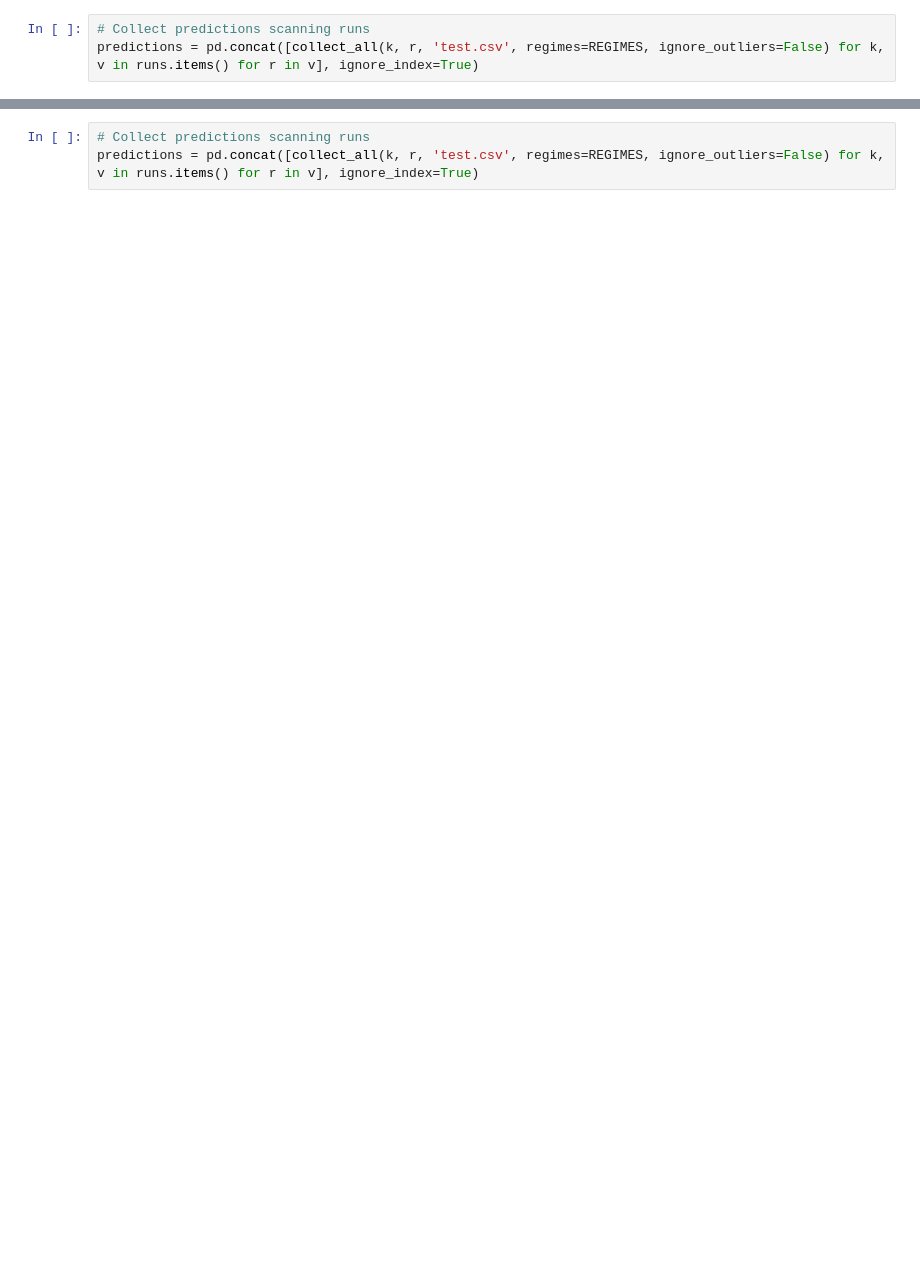
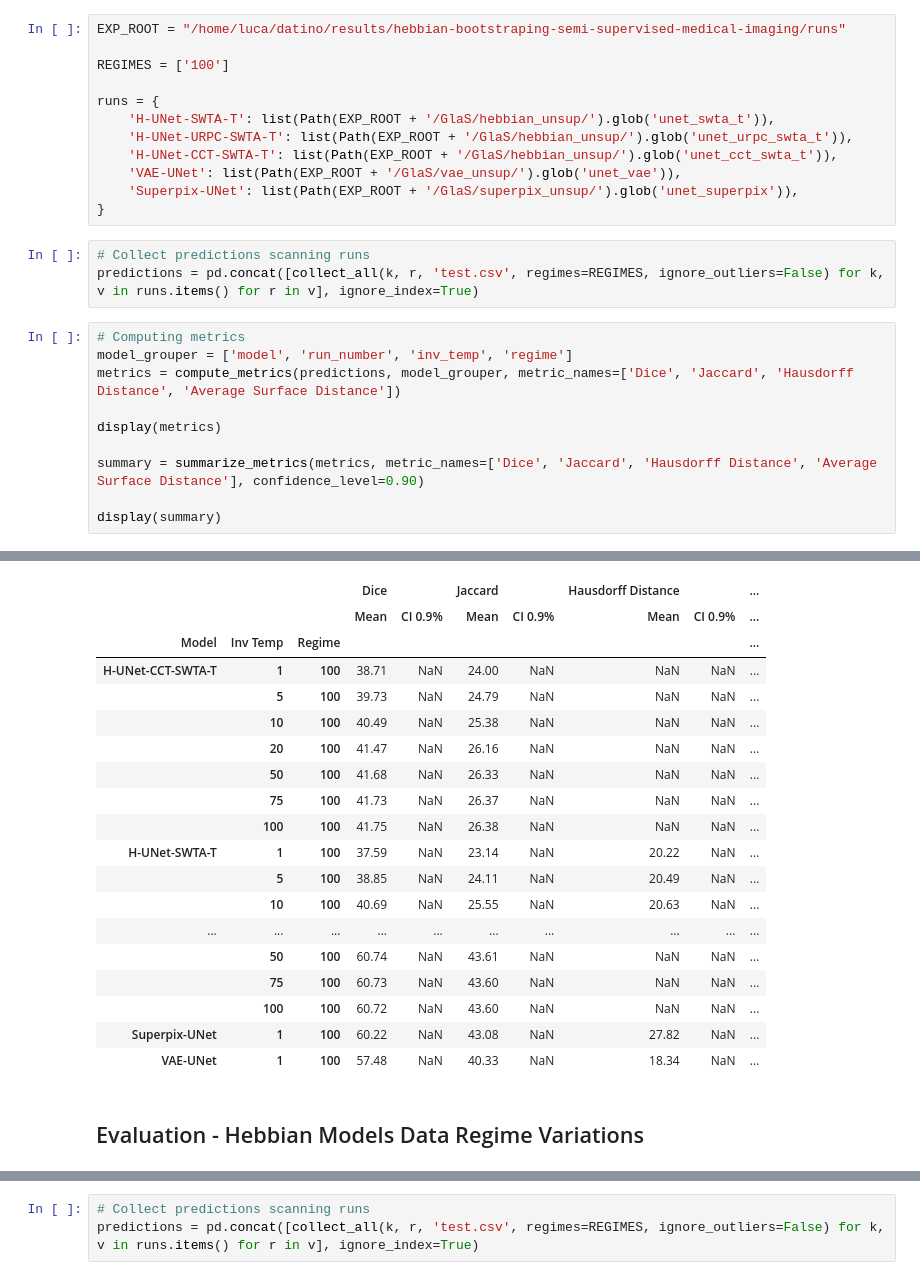
Before and after one commit to ciampluca/hebbian-bootstraping-semi-supervised-medical-imaging, a Jupyter notebook: show_2d.ipynb, the cells around one changed output, grey strips where cells are left out. Saved outputs shown, nothing was run; the diff lists cells and outputs as text; blank space fills up the shorter version.

```diff
--- a/show_2d.ipynb
+++ b/show_2d.ipynb
@@ -195,3 +316,26 @@ runs = {
+# %%
+EXP_ROOT = "/home/luca/datino/results/hebbian-bootstraping-semi-supervised-medical-imaging/runs"
+
+REGIMES = ['100']
+
+runs = {
+    'H-UNet-SWTA-T': list(Path(EXP_ROOT + '/GlaS/hebbian_unsup/').glob('unet_swta_t')),
+    'H-UNet-URPC-SWTA-T': list(Path(EXP_ROOT + '/GlaS/hebbian_unsup/').glob('unet_urpc_swta_t')),
+    'H-UNet-CCT-SWTA-T': list(Path(EXP_ROOT + '/GlaS/hebbian_unsup/').glob('unet_cct_swta_t')),
+    'VAE-UNet': list(Path(EXP_ROOT + '/GlaS/vae_unsup/').glob('unet_vae')),
+    'Superpix-UNet': list(Path(EXP_ROOT + '/GlaS/superpix_unsup/').glob('unet_superpix')),
+}
 # %%
 # Collect predictions scanning runs
 predictions = pd.concat([collect_all(k, r, 'test.csv', regimes=REGIMES, ignore_outliers=False) for k, v in runs.items() for r in v], ignore_index=True)
+# %%
+# Computing metrics
+model_grouper = ['model', 'run_number', 'inv_temp', 'regime']
+metrics = compute_metrics(predictions, model_grouper, metric_names=['Dice', 'Jaccard', 'Hausdorff Distance', 'Average Surface Distance'])
+
+display(metrics)
+
+summary = summarize_metrics(metrics, metric_names=['Dice', 'Jaccard', 'Hausdorff Distance', 'Average Surface Distance'], confidence_level=0.90)
+
+display(summary)
+# %% [output]
@@ -197,0 +359,21 @@ predictions = pd.concat([collect_all(k, r, 'test.csv', regimes=REGIMES, ignore_o
+|  |  |  | Dice |  | Jaccard |  | Hausdorff Distance |  | ... |
+|  |  |  | Mean | CI 0.9% | Mean | CI 0.9% | Mean | CI 0.9% | ... |
+| Model | Inv Temp | Regime |  |  |  |  |  |  | ... |
+| H-UNet-CCT-SWTA-T | 1 | 100 | 38.71 | NaN | 24.00 | NaN | NaN | NaN | ... |
+|  | 5 | 100 | 39.73 | NaN | 24.79 | NaN | NaN | NaN | ... |
+|  | 10 | 100 | 40.49 | NaN | 25.38 | NaN | NaN | NaN | ... |
+|  | 20 | 100 | 41.47 | NaN | 26.16 | NaN | NaN | NaN | ... |
+|  | 50 | 100 | 41.68 | NaN | 26.33 | NaN | NaN | NaN | ... |
+|  | 75 | 100 | 41.73 | NaN | 26.37 | NaN | NaN | NaN | ... |
+|  | 100 | 100 | 41.75 | NaN | 26.38 | NaN | NaN | NaN | ... |
+| H-UNet-SWTA-T | 1 | 100 | 37.59 | NaN | 23.14 | NaN | 20.22 | NaN | ... |
+|  | 5 | 100 | 38.85 | NaN | 24.11 | NaN | 20.49 | NaN | ... |
+|  | 10 | 100 | 40.69 | NaN | 25.55 | NaN | 20.63 | NaN | ... |
+| ... | ... | ... | ... | ... | ... | ... | ... | ... | ... |
+|  | 50 | 100 | 60.74 | NaN | 43.61 | NaN | NaN | NaN | ... |
+|  | 75 | 100 | 60.73 | NaN | 43.60 | NaN | NaN | NaN | ... |
+|  | 100 | 100 | 60.72 | NaN | 43.60 | NaN | NaN | NaN | ... |
+| Superpix-UNet | 1 | 100 | 60.22 | NaN | 43.08 | NaN | 27.82 | NaN | ... |
+| VAE-UNet | 1 | 100 | 57.48 | NaN | 40.33 | NaN | 18.34 | NaN | ... |
+# %% [markdown]
+<h2>Evaluation - Hebbian Models Data Regime Variations</h2>
```
Also changed, not shown: parts of 45 cells of this notebook.
